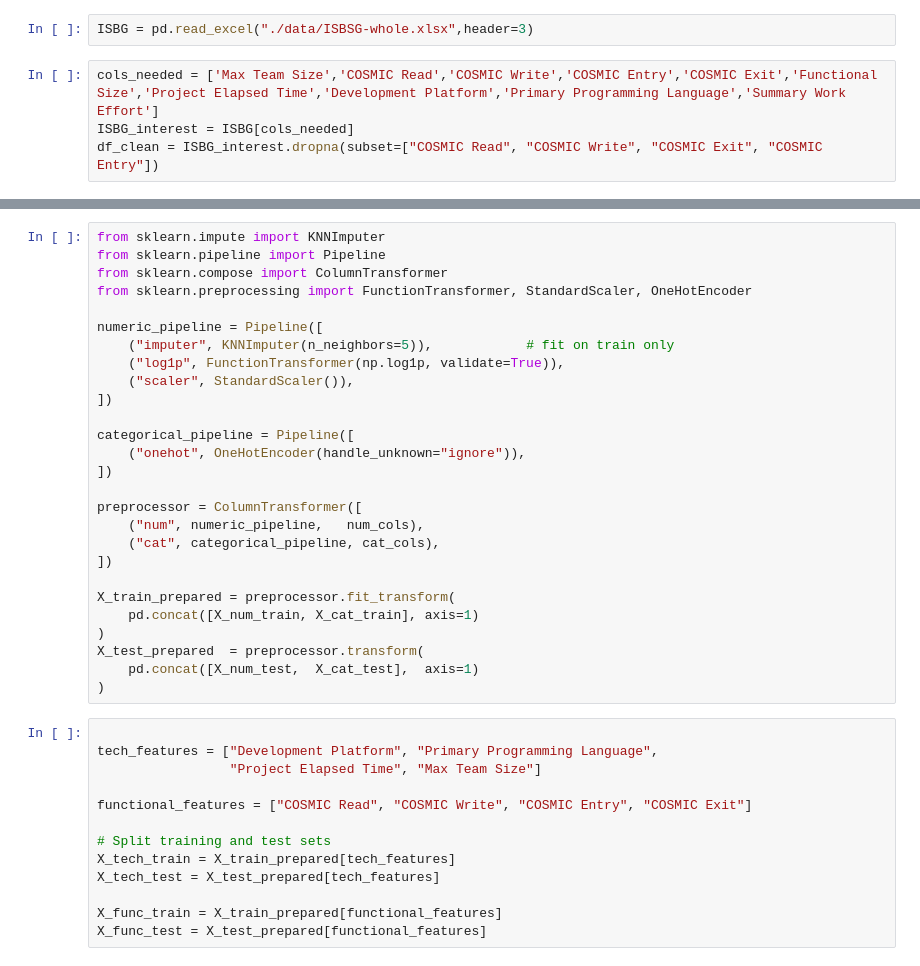
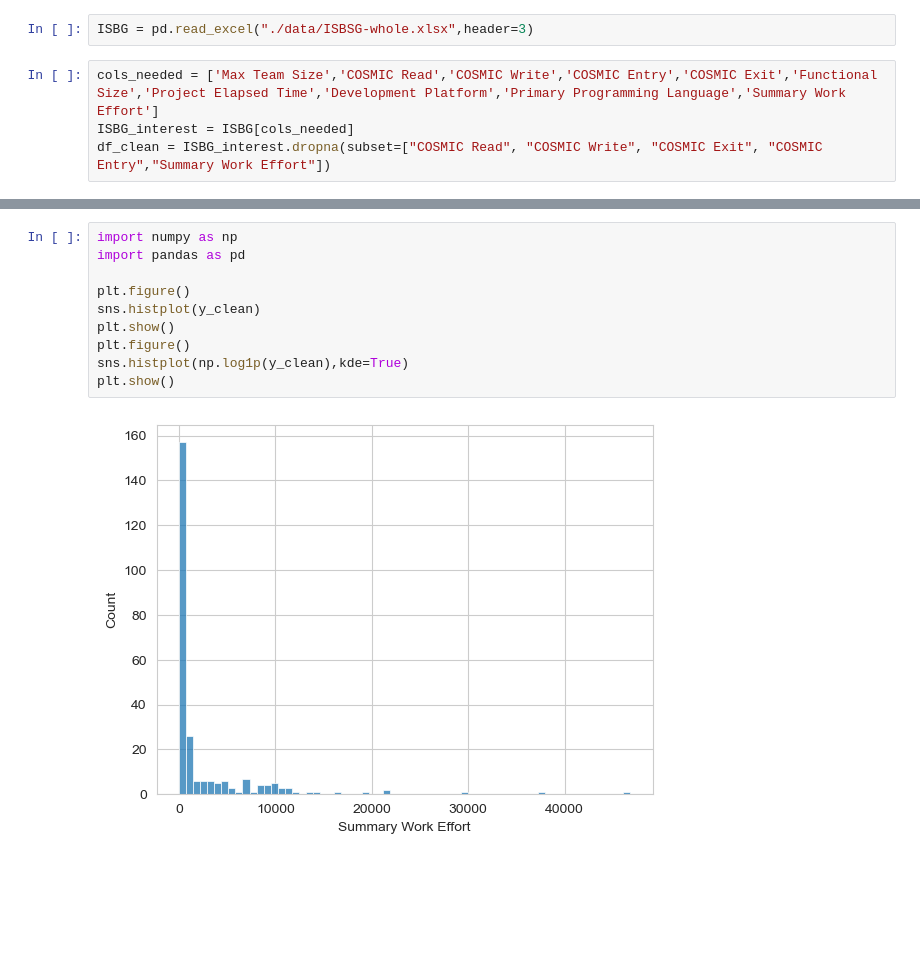
Before and after one commit to J4nvg/ResearchWorkshop, a Jupyter notebook: ann.ipynb, the cells around one changed output, grey strips where cells are left out. Drawn from its saved outputs; the diff is of its cells as text; blank space fills up the shorter version.

```diff
--- a/ann.ipynb
+++ b/ann.ipynb
@@ -10,5 +9,5 @@ ISBG = pd.read_excel("./data/ISBSG-whole.xlsx",header=3)
 # %%
 cols_needed = ['Max Team Size','COSMIC Read','COSMIC Write','COSMIC Entry','COSMIC Exit','Functional Size','Project Elapsed Time','Development Platform','Primary Programming Language','Summary Work Effort']
 ISBG_interest = ISBG[cols_needed]
-df_clean = ISBG_interest.dropna(subset=["COSMIC Read", "COSMIC Write", "COSMIC Exit", "COSMIC Entry"])
+df_clean = ISBG_interest.dropna(subset=["COSMIC Read", "COSMIC Write", "COSMIC Exit", "COSMIC Entry","Summary Work Effort"])
 # %%
@@ -31,40 +55,12 @@ X_cat_test = X_test[cat_cols]
-# %%
-from sklearn.impute import KNNImputer
-from sklearn.pipeline import Pipeline
-from sklearn.compose import ColumnTransformer
-from sklearn.preprocessing import FunctionTransformer, StandardScaler, OneHotEncoder
-
-numeric_pipeline = Pipeline([
-    ("imputer", KNNImputer(n_neighbors=5)),            # fit on train only
-    ("log1p", FunctionTransformer(np.log1p, validate=True)),
-    ("scaler", StandardScaler()),
-])
-
-categorical_pipeline = Pipeline([
-    ("onehot", OneHotEncoder(handle_unknown="ignore")),
-])
-
-preprocessor = ColumnTransformer([
-    ("num", numeric_pipeline,   num_cols),
-    ("cat", categorical_pipeline, cat_cols),
-])
-
-X_train_prepared = preprocessor.fit_transform(
-    pd.concat([X_num_train, X_cat_train], axis=1)
-)
-X_test_prepared  = preprocessor.transform(
-    pd.concat([X_num_test,  X_cat_test],  axis=1)
-)
-# %%
-
-tech_features = ["Development Platform", "Primary Programming Language",
-                 "Project Elapsed Time", "Max Team Size"]
-
-functional_features = ["COSMIC Read", "COSMIC Write", "COSMIC Entry", "COSMIC Exit"]
-
-# Split training and test sets
-X_tech_train = X_train_prepared[tech_features]
-X_tech_test = X_test_prepared[tech_features]
-
-X_func_train = X_train_prepared[functional_features]
-X_func_test = X_test_prepared[functional_features]
+# %%
+import numpy as np
+import pandas as pd
+
+plt.figure()
+sns.histplot(y_clean)
+plt.show()
+plt.figure()
+sns.histplot(np.log1p(y_clean),kde=True)
+plt.show()
+# %% [output]
+[figure, added]
```
Also changed, not shown: parts of 8 cells of this notebook, 3 other files.
